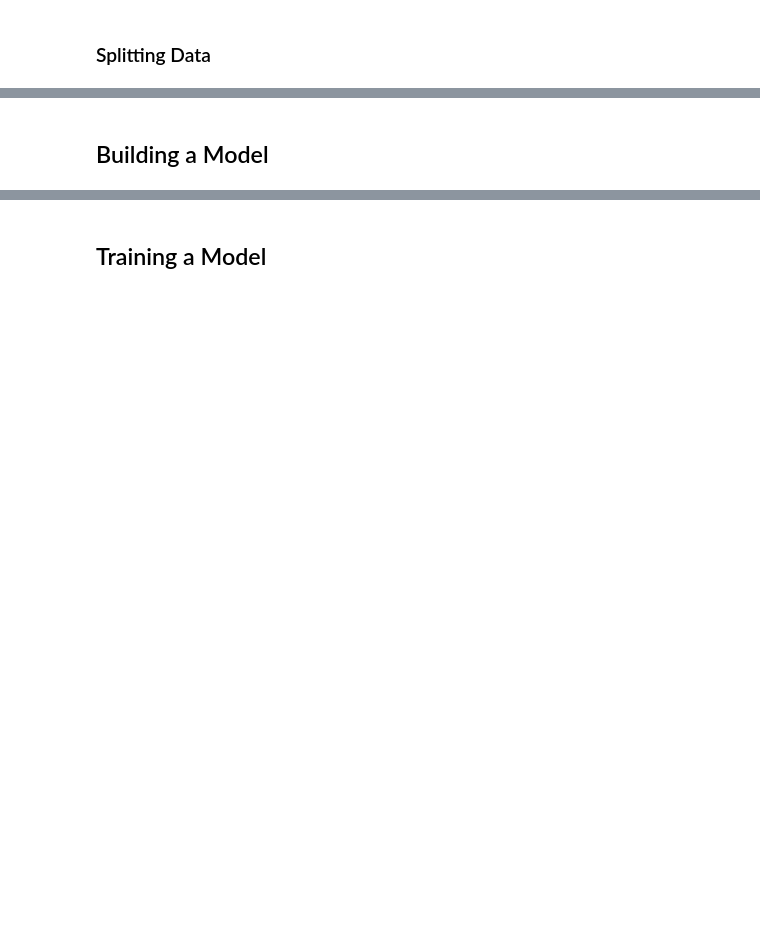
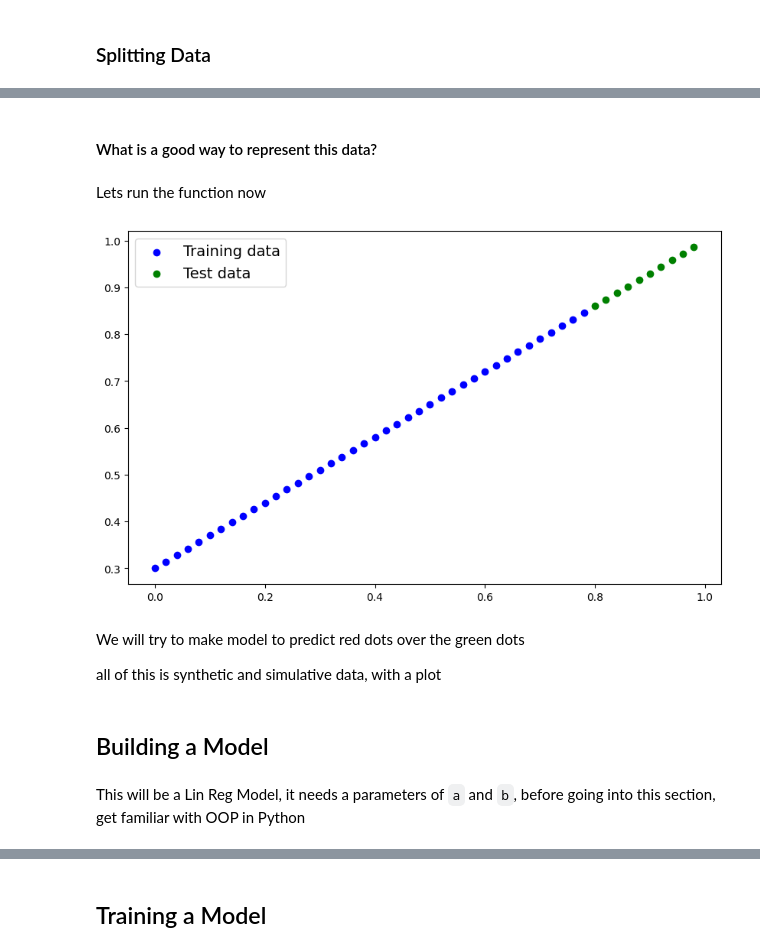
Before and after one commit to arousi/PyTorch_DL, a Jupyter notebook: PythonApplication1/01_PyTorch_DL.ipynb, the cells around one changed output, grey strips where cells are left out. Saved outputs shown, nothing was run; the diff lists cells and outputs as text; code cells hidden in the pictures; blank space fills up the shorter version.

```diff
--- a/PythonApplication1/01_PyTorch_DL.ipynb
+++ b/PythonApplication1/01_PyTorch_DL.ipynb
@@ -12,0 +89,17 @@ import matplotlib.pyplot as plt
+# %%
+train_split_value = int(0.8 * len(X)) # -> 40
+print("train_split: \n", train_split_value, "\n")
+
+# you may just put 40 here
+X_train = X[:train_split_value]
+y_train = y[:train_split_value]
+
+# and here we are putting the remaining of 80 split into 2, which is 20/2
+X_test = X[train_split_value:]
+y_test = y[train_split_value:]
+
+print("=================================")
+print("X_train set length: \n", len(X_train),"\n")
+print("X_train set length: \n", len(X_test),"\n")
+print("y_train set length: \n", len(y_train),"\n")
+print("y_train set length: \n", len(y_test),"\n")
@@ -13,2 +122,38 @@ import matplotlib.pyplot as plt
+# %% [markdown]
+#### What is a good way to represent this data?
+# %%
+def plot_predictions(
+    train_data = X_train,
+    train_labels = y_train,
+    test_data = X_test,
+    test_labels = y_test,
+    predictions = None
+):
+    """Plots training data in blue, test data and compares predictions"""
+    plt.figure(figsize=(10,6))
+
+    # Plot training data in blue
+    plt.scatter(train_data, train_labels, c="b", label="Training data")
+
+    # Plot test data in green
+    plt.scatter(test_data, test_labels, c="g", label="Test data")
+
+    if predictions is not None:
+        # Plot predictions in red
+        plt.scatter(test_data, predictions, c="r", label="Predictions")
+    # Show legend
+    plt.legend(prop={"size":14})
+# %% [markdown]
+Lets run the function now
+# %%
+plot_predictions() #since the inputs are hardcoded, we won't need pass them
+# %% [output]
+[figure, added]
+# %% [markdown]
+We will try to make  model to predict red dots over the green dots
+
+all of this is synthetic and simulative data, with a plot
 # %% [markdown]
 ## Building a Model
+# %% [markdown]
+This will be a Lin Reg Model, it needs a parameters of `a` and `b`, before going into this section, get familiar with OOP in Python
```
Also changed, not shown: parts of 30 cells of this notebook, 25 other files.
